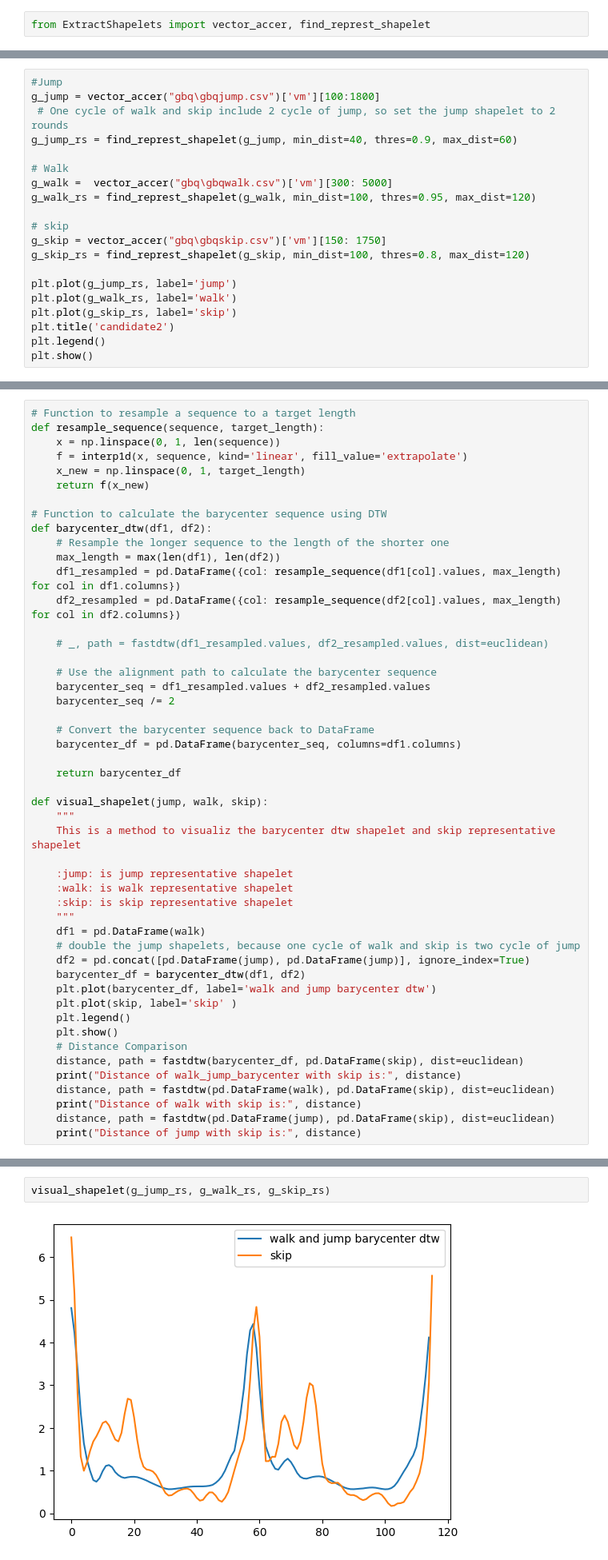
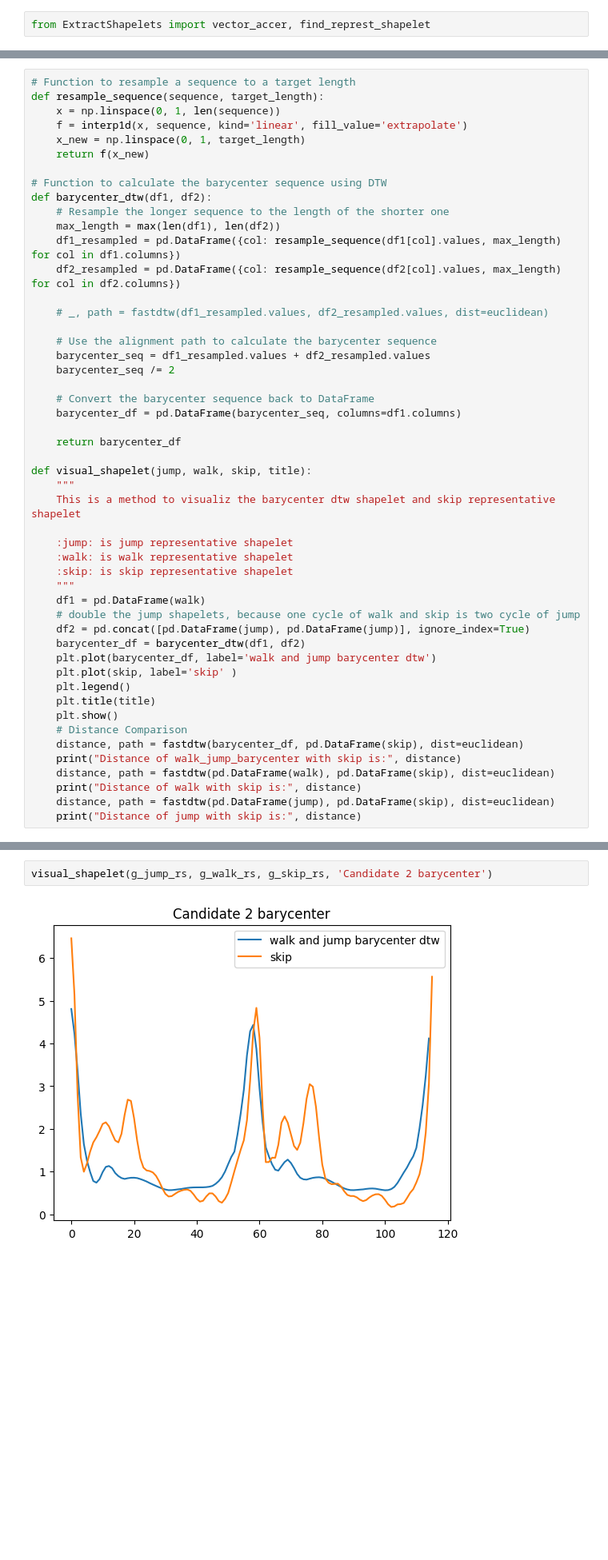
Before and after one commit to QingwenZeng123/Combine-shapelets, a Jupyter notebook: Barycenter_DTW.ipynb, the cells around one changed output, grey strips where cells are left out. Shown at 80% size. Saved outputs shown, nothing was run; the diff lists cells and outputs as text; blank space fills up the shorter version.

```diff
--- a/Barycenter_DTW.ipynb
+++ b/Barycenter_DTW.ipynb
@@ -52,20 +26,0 @@ Stored 'z_jump' (Series)
-# %%
-#Jump
-g_jump = vector_accer("gbq\gbqjump.csv")['vm'][100:1800]
- # One cycle of walk and skip include 2 cycle of jump, so set the jump shapelet to 2 rounds
-g_jump_rs = find_represt_shapelet(g_jump, min_dist=40, thres=0.9, max_dist=60)
-
-# Walk
-g_walk =  vector_accer("gbq\gbqwalk.csv")['vm'][300: 5000]
-g_walk_rs = find_represt_shapelet(g_walk, min_dist=100, thres=0.95, max_dist=120)
-
-# skip
-g_skip = vector_accer("gbq\gbqskip.csv")['vm'][150: 1750]
-g_skip_rs = find_represt_shapelet(g_skip, min_dist=100, thres=0.8, max_dist=120)
-
-plt.plot(g_jump_rs, label='jump')
-plt.plot(g_walk_rs, label='walk')
-plt.plot(g_skip_rs, label='skip')
-plt.title('candidate2')
-plt.legend()
-plt.show()
@@ -111,7 +80,7 @@ def barycenter_dtw(df1, df2):
 
     return barycenter_df
 
-def visual_shapelet(jump, walk, skip):
+def visual_shapelet(jump, walk, skip, title):
     """
     This is a method to visualiz the barycenter dtw shapelet and skip representative shapelet
 
@@ -126,6 +95,7 @@ def visual_shapelet(jump, walk, skip):
     plt.plot(barycenter_df, label='walk and jump barycenter dtw')
     plt.plot(skip, label='skip' )
     plt.legend()
+    plt.title(title)
     plt.show()
     # Distance Comparison
     distance, path = fastdtw(barycenter_df, pd.DataFrame(skip), dist=euclidean)
@@ -144,5 +116,5 @@ Distance of jump with skip is: 46.10194053307084
 # %%
-visual_shapelet(g_jump_rs, g_walk_rs, g_skip_rs)
+visual_shapelet(g_jump_rs, g_walk_rs, g_skip_rs, 'Candidate 2 barycenter')
 # %% [output]
-[figure, old version]
+[figure, new version]
 Distance of walk_jump_barycenter with skip is: 36.81881732919427
```
Also changed, not shown: parts of 15 cells of this notebook, 5 other files.
